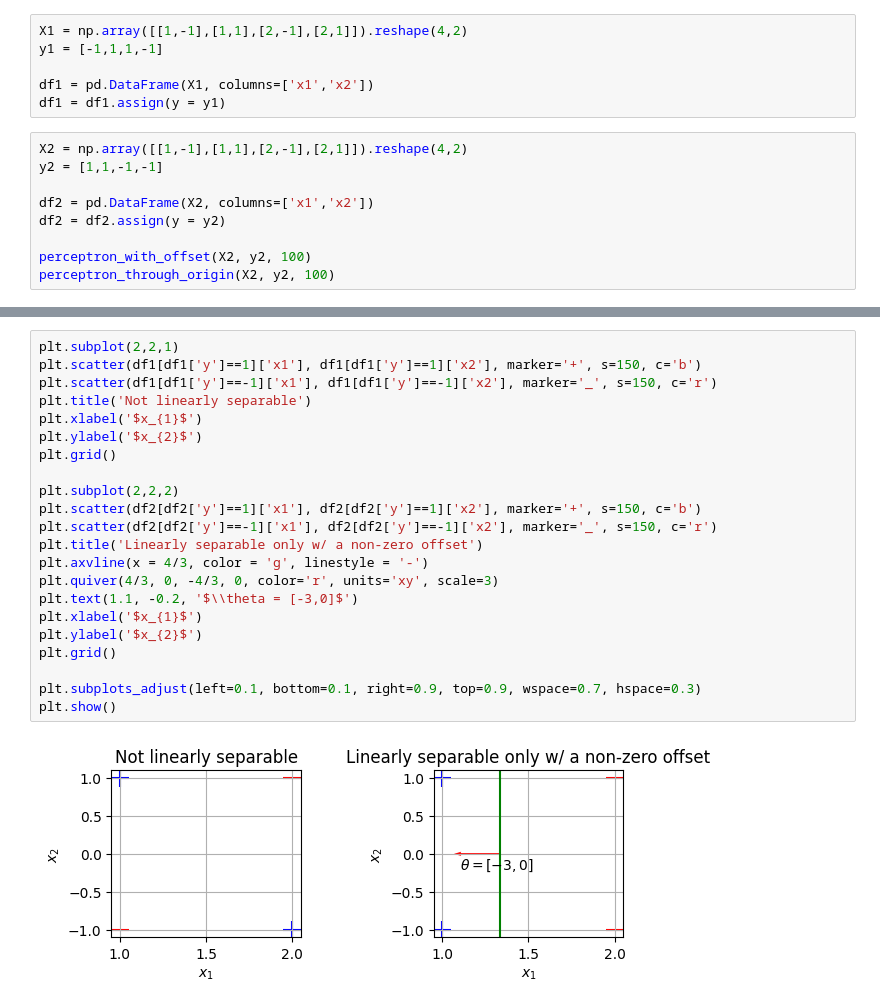
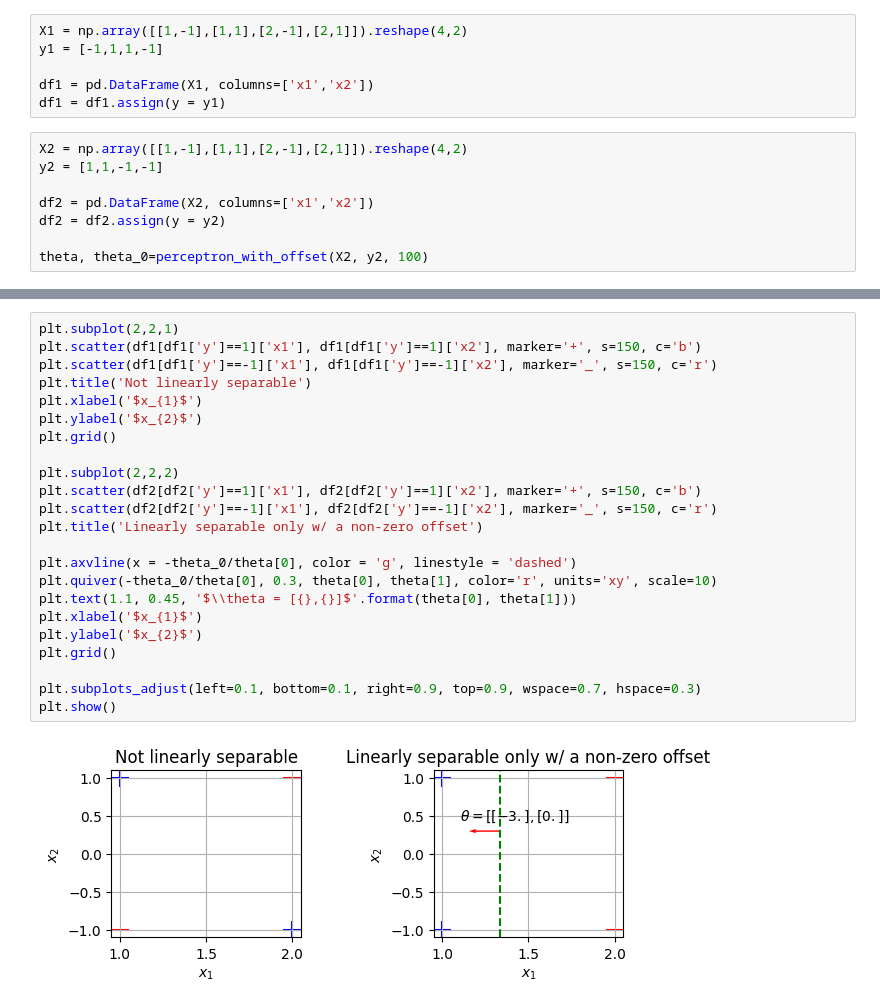
Before and after one commit to pquynhvu/ML, a Jupyter notebook: demo/perceptrons.ipynb, the cells around one changed output, grey strips where cells are left out. Drawn from its saved outputs; the diff is of its cells as text.

```diff
--- a/demo/perceptrons.ipynb
+++ b/demo/perceptrons.ipynb
@@ -193,8 +180,7 @@ y2 = [1,1,-1,-1]
 df2 = pd.DataFrame(X2, columns=['x1','x2'])
 df2 = df2.assign(y = y2)
 
-perceptron_with_offset(X2, y2, 100)
-perceptron_through_origin(X2, y2, 100)
+theta, theta_0=perceptron_with_offset(X2, y2, 100)
 # %% [output]
 The data set has 2 features, 4 data points.
 
@@ -212,24 +189,25 @@ array([[ 1.],
 # %%
 plt.subplot(2,2,1)
 plt.scatter(df1[df1['y']==1]['x1'], df1[df1['y']==1]['x2'], marker='+', s=150, c='b')
 plt.scatter(df1[df1['y']==-1]['x1'], df1[df1['y']==-1]['x2'], marker='_', s=150, c='r')
 plt.title('Not linearly separable')
 plt.xlabel('$x_{1}$')
 plt.ylabel('$x_{2}$')
 plt.grid()
 
 plt.subplot(2,2,2)
 plt.scatter(df2[df2['y']==1]['x1'], df2[df2['y']==1]['x2'], marker='+', s=150, c='b')
 plt.scatter(df2[df2['y']==-1]['x1'], df2[df2['y']==-1]['x2'], marker='_', s=150, c='r')
 plt.title('Linearly separable only w/ a non-zero offset')
-plt.axvline(x = 4/3, color = 'g', linestyle = '-')
-plt.quiver(4/3, 0, -4/3, 0, color='r', units='xy', scale=3)
-plt.text(1.1, -0.2, '$\\theta = [-3,0]$')
+
+plt.axvline(x = -theta_0/theta[0], color = 'g', linestyle = 'dashed')
+plt.quiver(-theta_0/theta[0], 0.3, theta[0], theta[1], color='r', units='xy', scale=10)
+plt.text(1.1, 0.45, '$\\theta = [{},{}]$'.format(theta[0], theta[1]))
 plt.xlabel('$x_{1}$')
 plt.ylabel('$x_{2}$')
 plt.grid()
 
 plt.subplots_adjust(left=0.1, bottom=0.1, right=0.9, top=0.9, wspace=0.7, hspace=0.3)
 plt.show()
 # %% [output]
-[figure, old version]
+[figure, new version]
```
Also changed, not shown: parts of 11 cells of this notebook, 2 other files.
